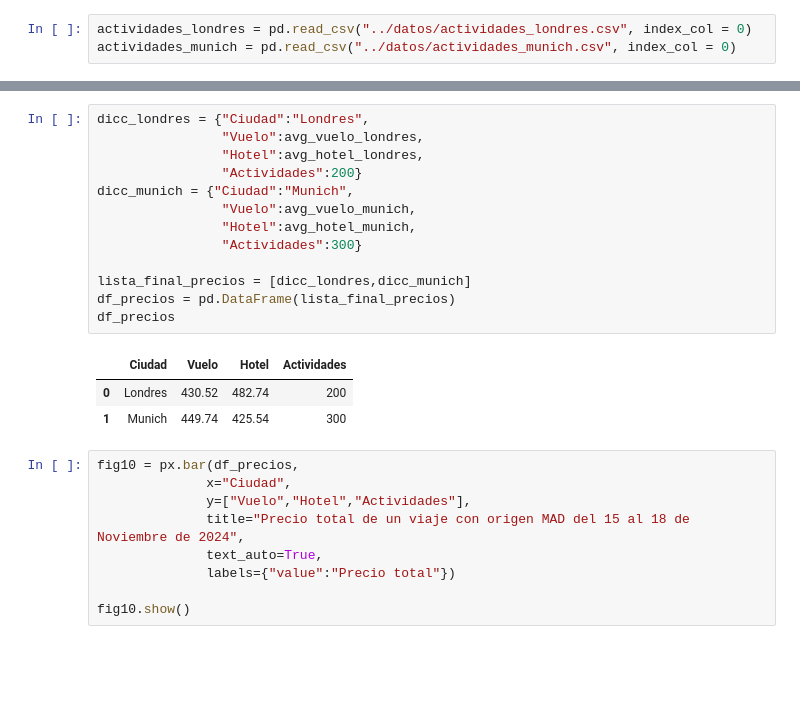
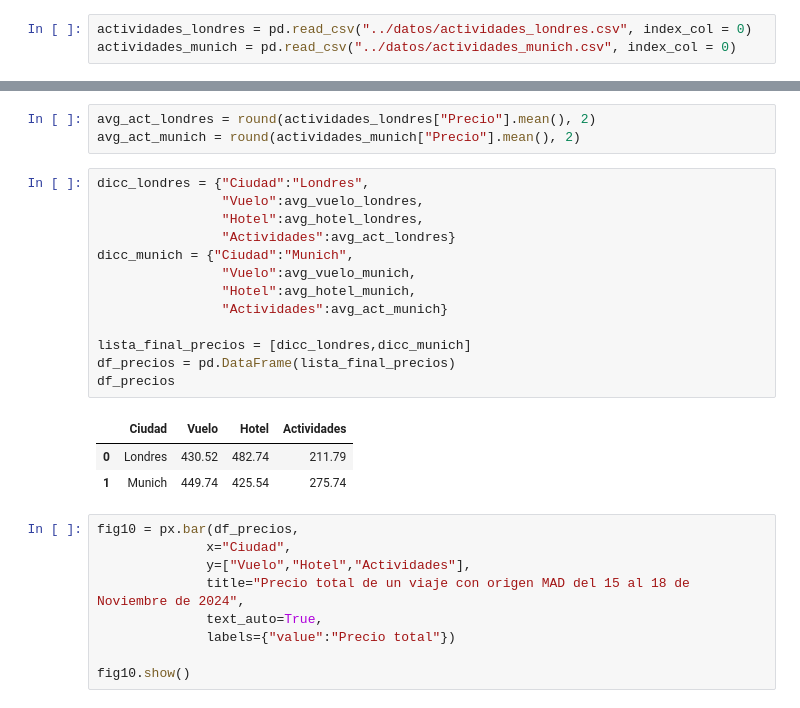
Before and after one commit to davfranco1/Proyecto3-Proyecto-ExplorandoViajesAPIs-WebScraping, a Jupyter notebook: notebooks/2_Análisis de Datos.ipynb, the cells around one changed output, grey strips where cells are left out. Cells and saved outputs as stored; diff of their text form; blank space fills up the shorter version.

Commit message:
Pendiente gráficas actividades

```diff
--- a/notebooks/2_Análisis de Datos.ipynb
+++ b/notebooks/2_Análisis de Datos.ipynb
@@ -183,20 +183,23 @@ actividades_munich.sample(2)
+# %%
+avg_act_londres = round(actividades_londres["Precio"].mean(), 2)
+avg_act_munich = round(actividades_munich["Precio"].mean(), 2)
 # %%
 dicc_londres = {"Ciudad":"Londres",
                 "Vuelo":avg_vuelo_londres,
                 "Hotel":avg_hotel_londres,
-                "Actividades":200}
+                "Actividades":avg_act_londres}
 dicc_munich = {"Ciudad":"Munich",
                 "Vuelo":avg_vuelo_munich,
                 "Hotel":avg_hotel_munich,
-                "Actividades":300}
+                "Actividades":avg_act_munich}
 
 lista_final_precios = [dicc_londres,dicc_munich]
 df_precios = pd.DataFrame(lista_final_precios)
 df_precios
 # %% [output]
 |  | Ciudad | Vuelo | Hotel | Actividades |
-| 0 | Londres | 430.52 | 482.74 | 200 |
-| 1 | Munich | 449.74 | 425.54 | 300 |
+| 0 | Londres | 430.52 | 482.74 | 211.79 |
+| 1 | Munich | 449.74 | 425.54 | 275.74 |
 # %%
 fig10 = px.bar(df_precios,
               x="Ciudad",
```
Also changed, not shown: parts of 3 cells of this notebook, 4 other files.
